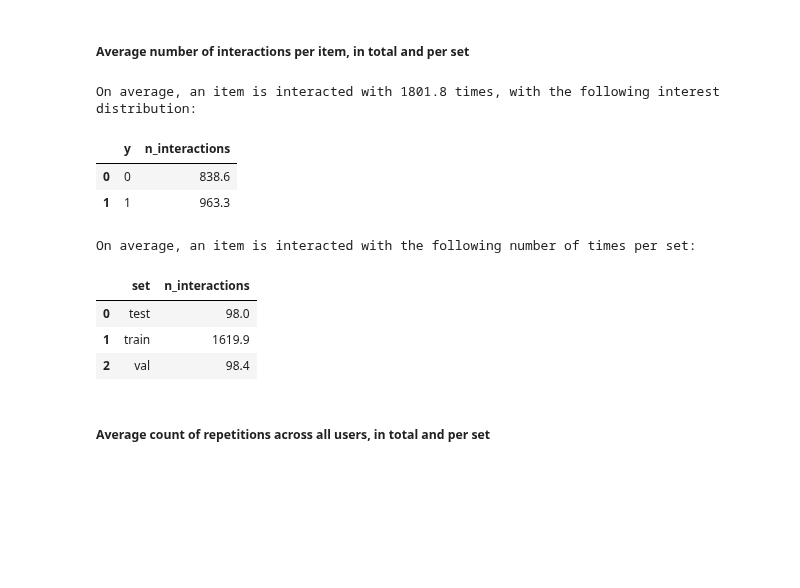
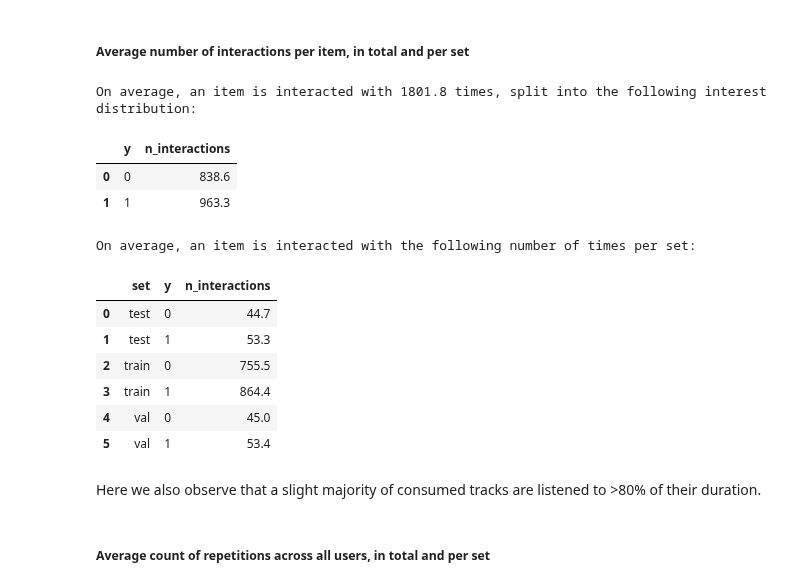
Before and after one commit to Laura-Legat/Practical-Work-AI, a Jupyter notebook: dataset_analysis.ipynb, the cells around one changed output. Cells and saved outputs as stored; diff of their text form; code cells hidden in the pictures; blank space fills up the shorter version.

```diff
--- a/dataset_analysis.ipynb
+++ b/dataset_analysis.ipynb
@@ -144,28 +144,33 @@ On average, a user has the following numbers of interactions per set:
 item_interaction_counts = df['itemId'].value_counts() # per track, count the interactions
 avg_item_counts = item_interaction_counts.mean() # average interaction counts over all items
 
-print(f"On average, an item is interacted with {round(avg_item_counts, 1)} times, with the following interest distribution:")
+print(f"On average, an item is interacted with {round(avg_item_counts, 1)} times, split into the following interest distribution:")
 
 item_interaction_counts_interest_scores = df.groupby(['itemId', 'y']).size().reset_index(name='n_interactions')
 item_interaction_counts_interest_scores.groupby('y')['n_interactions'].mean().round(1).reset_index(name='n_interactions')
 # %% [output]
-On average, an item is interacted with 1801.8 times, with the following interest distribution:
+On average, an item is interacted with 1801.8 times, split into the following interest distribution:
 |  | y | n_interactions |
 | 0 | 0 | 838.6 |
 | 1 | 1 | 963.3 |
 # %%
-item_interaction_counts_per_set = df.groupby(['set', 'itemId']).size()
+item_interaction_counts_per_set = df.groupby(['set', 'itemId', 'y']).size()
 
-item_interaction_counts_per_set = item_interaction_counts_per_set.groupby(level='set').mean().round(1).reset_index(name='n_interactions')
+item_interaction_counts_per_set = item_interaction_counts_per_set.groupby(['set', 'y']).mean().round(1).reset_index(name='n_interactions')
 
 print("On average, an item is interacted with the following number of times per set:")
 item_interaction_counts_per_set
 # %% [output]
 On average, an item is interacted with the following number of times per set:
-|  | set | n_interactions |
-| 0 | test | 98.0 |
-| 1 | train | 1619.9 |
-| 2 | val | 98.4 |
+|  | set | y | n_interactions |
+| 0 | test | 0 | 44.7 |
+| 1 | test | 1 | 53.3 |
+| 2 | train | 0 | 755.5 |
+| 3 | train | 1 | 864.4 |
+| 4 | val | 0 | 45.0 |
+| 5 | val | 1 | 53.4 |
+# %% [markdown]
+Here we also observe that a slight majority of consumed tracks are listened to >80% of their duration.
 # %% [markdown]
 ##### **Average count of repetitions across all users, in total and per set**
 # %% [markdown]
```
Also changed, not shown: parts of 1 cell of this notebook.
